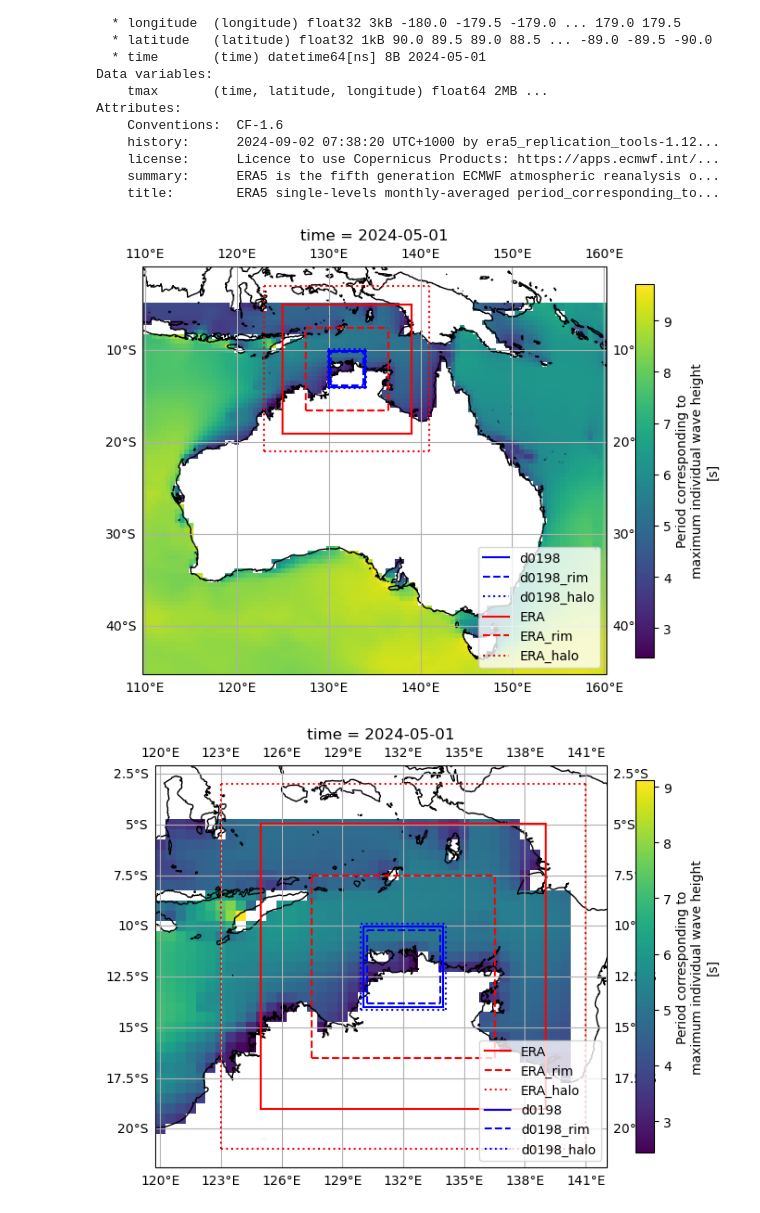
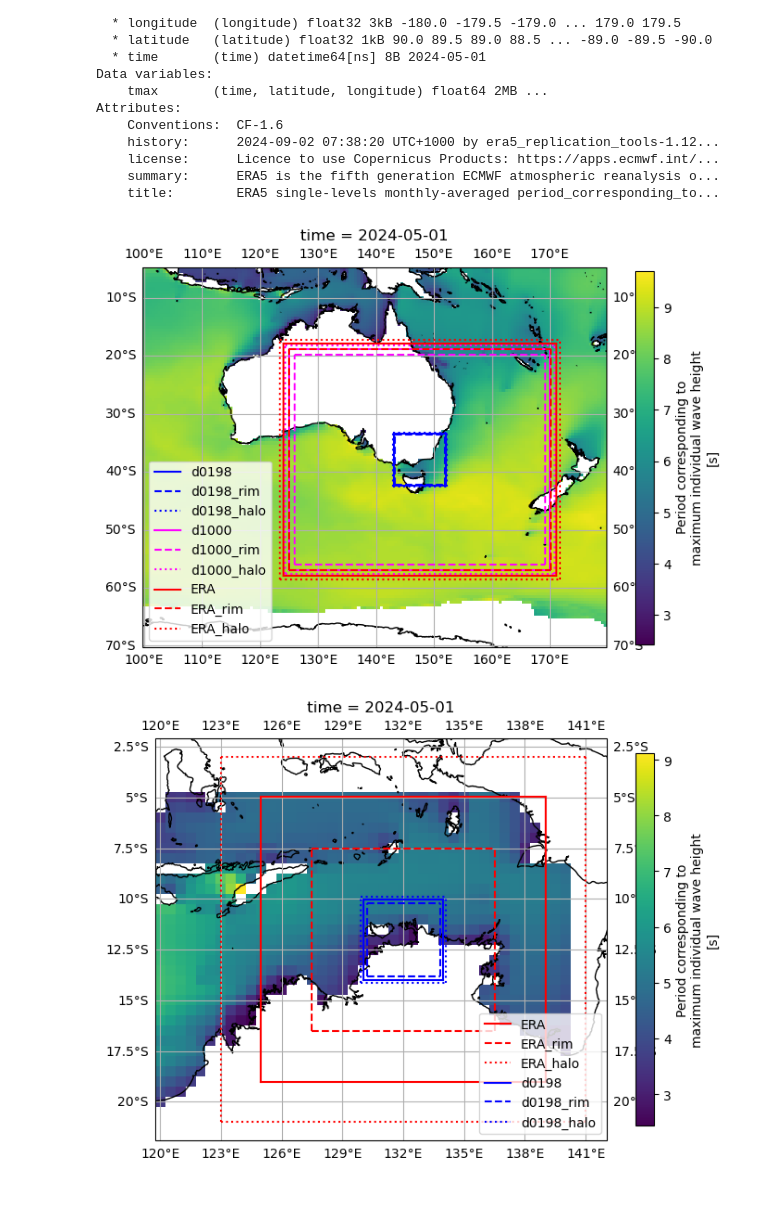
Before and after one commit to 21centuryweather/UM_configuration_tools, a Jupyter notebook: UM_plot_domain.ipynb, the cells around one changed output. Drawn from its saved outputs; the diff is of its cells as text; code cells hidden in the pictures.

```diff
--- a/UM_plot_domain.ipynb
+++ b/UM_plot_domain.ipynb
@@ -65,26 +65,31 @@ Attributes:
     summary:      ERA5 is the fifth generation ECMWF atmospheric reanalysis o...
     title:        ERA5 single-levels monthly-averaged period_corresponding_to...
 # %%
-CENTRE=[-12.0,132.0]
-ERA_RES=[0.28125,0.28125]
-ERA_SIZE=[50,50]
-RES=[0.0198,0.0198]
-SIZE=[200,200]
+CENTRE=[-37.881802,147.566895]
+ERA_RES=[0.1,0.1]
+ERA_SIZE=[400,470]
+
+d1000_RES=ERA_RES
+d1000_SIZE=[380,450]
+
+d0198_RES=[0.0198,0.0198]
+d0198_SIZE=[450,450]
 # %%
 plt.figure(figsize=(7,7))
 ax = plt.axes(projection=ccrs.PlateCarree())
-ERA5_wave.tmax.sel(longitude=slice(110,160),latitude=slice(-5,-45)).plot(
+ERA5_wave.tmax.sel(longitude=slice(100,200),latitude=slice(-5,-70)).plot(
     ax=ax,
     cbar_kwargs={"orientation": "vertical", "shrink": 0.6, "aspect": 20})
 ax.gridlines(draw_labels=True)
 
-plot_region(ax, 'd0198', centre=CENTRE, res=RES, size=SIZE, color='b')
+plot_region(ax, 'd0198', centre=CENTRE, res=d0198_RES, size=d0198_SIZE, color='b')
+plot_region(ax, 'd1000', centre=CENTRE, res=d1000_RES, size=d1000_SIZE, color='magenta')
 plot_region(ax, 'ERA', centre=CENTRE, res=ERA_RES, size=ERA_SIZE, color='r')
 ax.coastlines('10m')
-ax.legend(loc='lower right');
+ax.legend(loc='lower left');
 plt.tight_layout()
 # %% [output]
-[figure, old version]
+[figure, new version]
 # %%
 plt.figure(figsize=(7,7))
 ax = plt.axes(projection=ccrs.PlateCarree())
```
Also changed, not shown: parts of 8 cells of this notebook, 1 other file.
